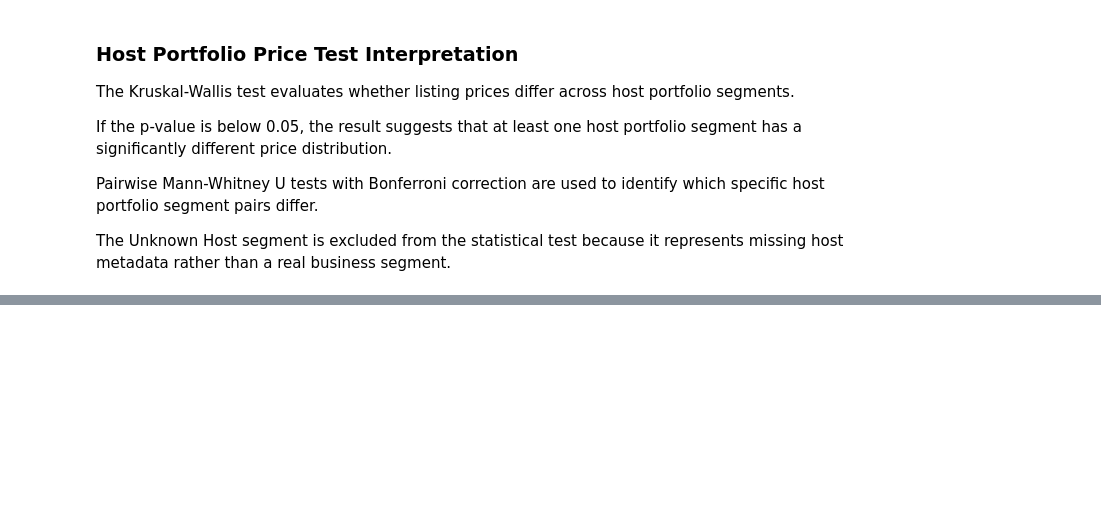
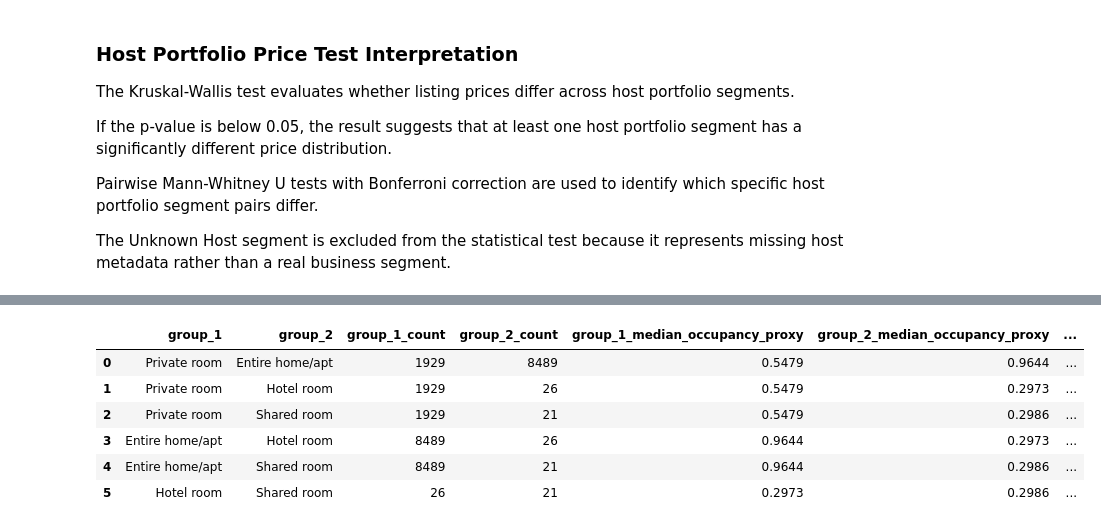
Before and after one commit to Tnadeeja/Inside-Airbnb-Market-Intelligence-Platform-Data-Engineering-Analytics-AI, a Jupyter notebook: notebooks/04_statistical_analysis.ipynb, the cells around one changed output, grey strips where cells are left out. Saved outputs shown, nothing was run; the diff lists cells and outputs as text; code cells hidden in the pictures; blank space fills up the shorter version.

Commit message:
Add room type occupancy proxy statistical tests

```diff
--- a/notebooks/04_statistical_analysis.ipynb
+++ b/notebooks/04_statistical_analysis.ipynb
@@ -495,0 +517,9 @@ The Unknown Host segment is excluded from the statistical test because it repres
+# %%
+occupancy_room_type_df = listing_master_df[
+    listing_master_df["room_type"].notna() &
+    listing_master_df["occupancy_proxy"].notna()
+].copy()
+
+print("Total listings:", len(listing_master_df))
+print("Listings used for occupancy proxy room type test:", len(occupancy_room_type_df))
+print("Excluded rows:", len(listing_master_df) - len(occupancy_room_type_df))
@@ -495,0 +608,74 @@ The Unknown Host segment is excluded from the statistical test because it repres
+# %%
+from itertools import combinations
+
+room_types = occupancy_room_type_df["room_type"].dropna().unique()
+
+pairwise_occupancy_results = []
+
+for room_type_1, room_type_2 in combinations(room_types, 2):
+    group_1 = occupancy_room_type_df[
+        occupancy_room_type_df["room_type"] == room_type_1
+    ]["occupancy_proxy"].dropna()
+
+    group_2 = occupancy_room_type_df[
+        occupancy_room_type_df["room_type"] == room_type_2
+    ]["occupancy_proxy"].dropna()
+
+    u_statistic, p_value = stats.mannwhitneyu(
+        group_1,
+        group_2,
+        alternative="two-sided"
+    )
+
+    n1 = len(group_1)
+    n2 = len(group_2)
+
+    rank_biserial_correlation = (2 * u_statistic) / (n1 * n2) - 1
+
+    pairwise_occupancy_results.append({
+        "group_1": room_type_1,
+        "group_2": room_type_2,
+        "group_1_count": n1,
+        "group_2_count": n2,
+        "group_1_median_occupancy_proxy": group_1.median(),
+        "group_2_median_occupancy_proxy": group_2.median(),
+        "median_difference_group_1_minus_group_2": group_1.median() - group_2.median(),
+        "u_statistic": u_statistic,
+        "p_value": p_value,
+        "rank_biserial_correlation": rank_biserial_correlation
+    })
+
+pairwise_room_type_occupancy_tests = pd.DataFrame(pairwise_occupancy_results)
+
+number_of_tests = len(pairwise_room_type_occupancy_tests)
+
+pairwise_room_type_occupancy_tests["p_value_bonferroni"] = (
+    pairwise_room_type_occupancy_tests["p_value"] * number_of_tests
+).clip(upper=1)
+
+pairwise_room_type_occupancy_tests["significant_after_bonferroni"] = (
+    pairwise_room_type_occupancy_tests["p_value_bonferroni"] < 0.05
+)
+
+round_columns = [
+    "group_1_median_occupancy_proxy",
+    "group_2_median_occupancy_proxy",
+    "median_difference_group_1_minus_group_2",
+    "u_statistic",
+    "p_value",
+    "p_value_bonferroni",
+    "rank_biserial_correlation"
+]
+
+for column in round_columns:
+    pairwise_room_type_occupancy_tests[column] = pairwise_room_type_occupancy_tests[column].round(6)
+
+pairwise_room_type_occupancy_tests
+# %% [output]
+|  | group_1 | group_2 | group_1_count | group_2_count | group_1_median_occupancy_proxy | group_2_median_occupancy_proxy | ... |
+| 0 | Private room | Entire home/apt | 1929 | 8489 | 0.5479 | 0.9644 | ... |
+| 1 | Private room | Hotel room | 1929 | 26 | 0.5479 | 0.2973 | ... |
+| 2 | Private room | Shared room | 1929 | 21 | 0.5479 | 0.2986 | ... |
+| 3 | Entire home/apt | Hotel room | 8489 | 26 | 0.9644 | 0.2973 | ... |
+| 4 | Entire home/apt | Shared room | 8489 | 21 | 0.9644 | 0.2986 | ... |
+| 5 | Hotel room | Shared room | 26 | 21 | 0.2973 | 0.2986 | ... |
```
Also changed, not shown: parts of 10 cells of this notebook, 3 other files.
